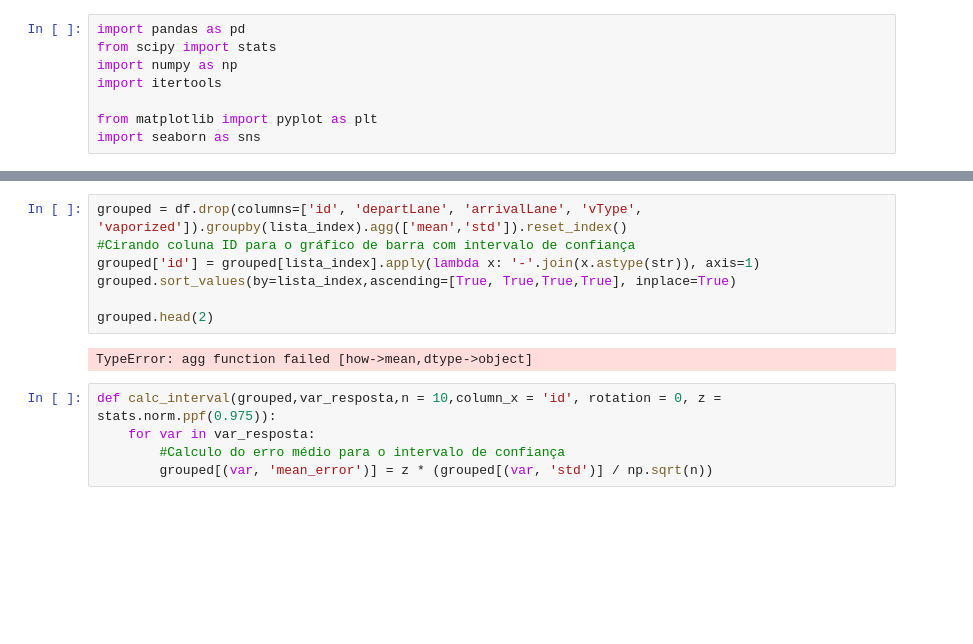
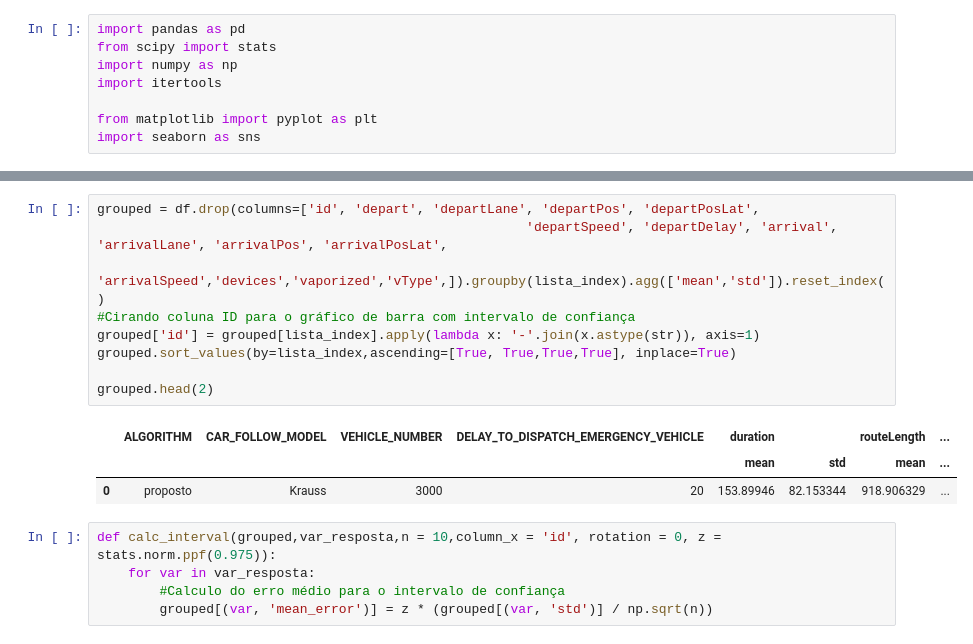
Before and after one commit to holynacll/sumotraci-greenwave, a Jupyter notebook: src/notebooks/notebook_tripinfo.ipynb, the cells around one changed output, grey strips where cells are left out. Saved outputs shown, nothing was run; the diff lists cells and outputs as text; blank space fills up the shorter version.

```diff
--- a/src/notebooks/notebook_tripinfo.ipynb
+++ b/src/notebooks/notebook_tripinfo.ipynb
@@ -66,12 +50,16 @@ var_resposta
 # %%
-grouped = df.drop(columns=['id', 'departLane', 'arrivalLane', 'vType', 'vaporized']).groupby(lista_index).agg(['mean','std']).reset_index()
+grouped = df.drop(columns=['id', 'depart', 'departLane', 'departPos', 'departPosLat',
+                                                       'departSpeed', 'departDelay', 'arrival', 'arrivalLane', 'arrivalPos', 'arrivalPosLat',
+                                                       'arrivalSpeed','devices','vaporized','vType',]).groupby(lista_index).agg(['mean','std']).reset_index()
 #Cirando coluna ID para o gráfico de barra com intervalo de confiança
 grouped['id'] = grouped[lista_index].apply(lambda x: '-'.join(x.astype(str)), axis=1)
 grouped.sort_values(by=lista_index,ascending=[True, True,True,True], inplace=True)
 
 grouped.head(2)
 # %% [output]
-TypeError: agg function failed [how->mean,dtype->object]
+|  | ALGORITHM | CAR_FOLLOW_MODEL | VEHICLE_NUMBER | DELAY_TO_DISPATCH_EMERGENCY_VEHICLE | duration |  | routeLength | ... |
+|  |  |  |  |  | mean | std | mean | ... |
+| 0 | proposto | Krauss | 3000 | 20 | 153.89946 | 82.153344 | 918.906329 | ... |
 # %%
 def calc_interval(grouped,var_resposta,n = 10,column_x = 'id', rotation = 0, z = stats.norm.ppf(0.975)):
     for var in var_resposta:
```
Also changed, not shown: parts of 11 cells of this notebook, 8 other files.
